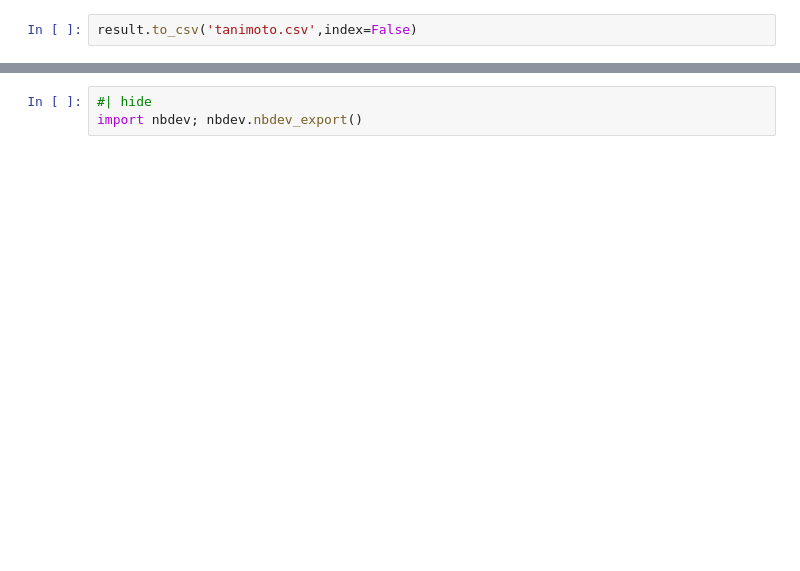
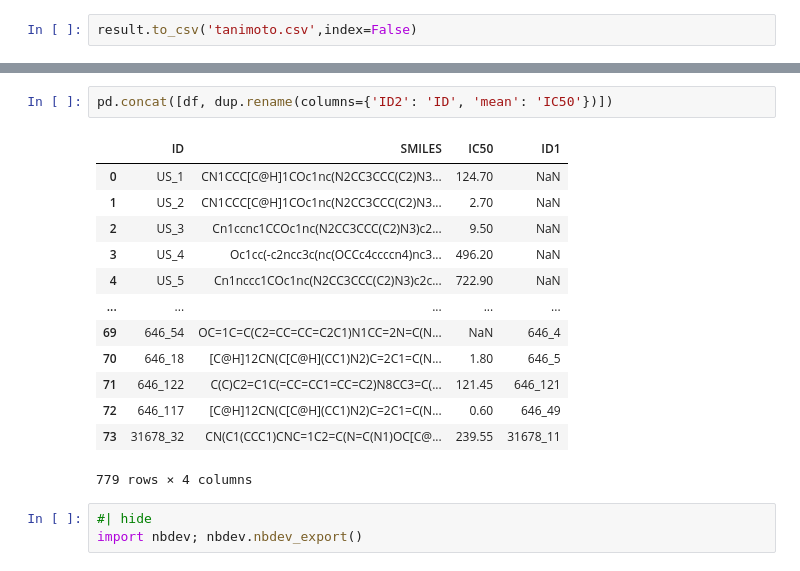
Before and after one commit to sky1ove/tools, a Jupyter notebook: nbs/04_toolbox.ipynb, the cells around one changed output, grey strips where cells are left out. Saved outputs shown, nothing was run; the diff lists cells and outputs as text; blank space fills up the shorter version.

```diff
--- a/nbs/04_toolbox.ipynb
+++ b/nbs/04_toolbox.ipynb
@@ -121,3 +186,19 @@ result.to_csv('tanimoto.csv',index=False)
+# %%
+pd.concat([df, dup.rename(columns={'ID2': 'ID', 'mean': 'IC50'})])
+# %% [output]
+|  | ID | SMILES | IC50 | ID1 |
+| 0 | US_1 | CN1CCC[C@H]1COc1nc(N2CC3CCC(C2)N3... | 124.70 | NaN |
+| 1 | US_2 | CN1CCC[C@H]1COc1nc(N2CC3CCC(C2)N3... | 2.70 | NaN |
+| 2 | US_3 | Cn1ccnc1CCOc1nc(N2CC3CCC(C2)N3)c2... | 9.50 | NaN |
+| 3 | US_4 | Oc1cc(-c2ncc3c(nc(OCCc4ccccn4)nc3... | 496.20 | NaN |
+| 4 | US_5 | Cn1nccc1COc1nc(N2CC3CCC(C2)N3)c2c... | 722.90 | NaN |
+| ... | ... | ... | ... | ... |
+| 69 | 646_54 | OC=1C=C(C2=CC=CC=C2C1)N1CC=2N=C(N... | NaN | 646_4 |
+| 70 | 646_18 | [C@H]12CN(C[C@H](CC1)N2)C=2C1=C(N... | 1.80 | 646_5 |
+| 71 | 646_122 | C(C)C2=C1C(=CC=CC1=CC=C2)N8CC3=C(... | 121.45 | 646_121 |
+| 72 | 646_117 | [C@H]12CN(C[C@H](CC1)N2)C=2C1=C(N... | 0.60 | 646_49 |
+| 73 | 31678_32 | CN(C1(CCC1)CNC=1C2=C(N=C(N1)OC[C@... | 239.55 | 31678_11 |
+779 rows × 4 columns
 # %%
 #| hide
 import nbdev; nbdev.nbdev_export()
```
Also changed, not shown: parts of 22 cells of this notebook, 17 other files.
